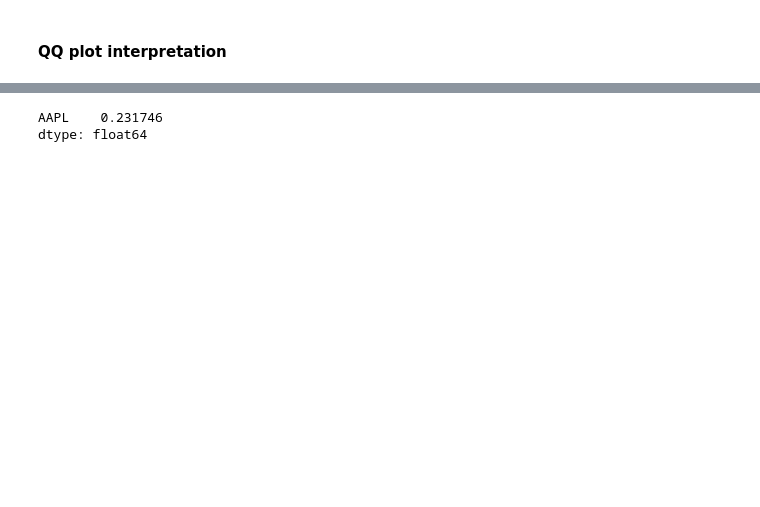
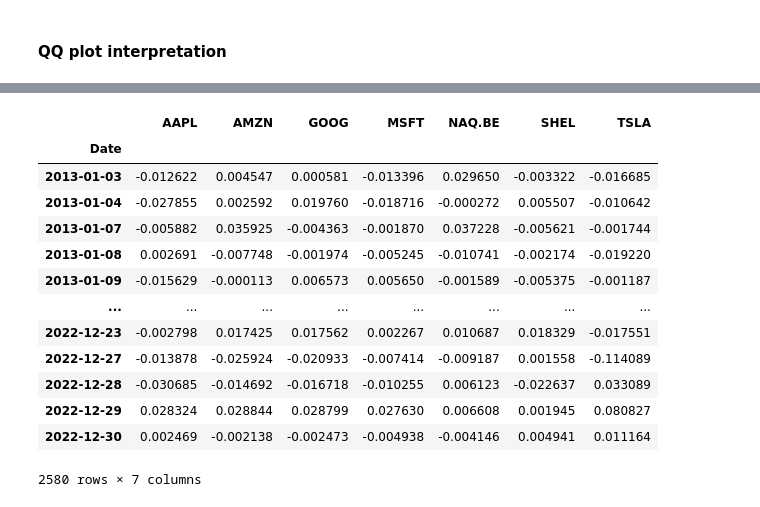
Before and after one commit to tinaashen/RLsimtrade, a Jupyter notebook: financePython.ipynb, the cells around one changed output, grey strips where cells are left out. Drawn from its saved outputs; the diff is of its cells as text; code cells hidden in the pictures; blank space fills up the shorter version.

```diff
--- a/financePython.ipynb
+++ b/financePython.ipynb
@@ -411,6 +417,23 @@ dtype: float64
 # %%
 # Note that the NYSE and NASDAQ stock market is generally only open for 252 days annually
 annual_mean_ret = daily_mean_ret*252
+annual_var_ret = var_daily*252
+annual_std_ret = np.sqrt(annual_var_ret)
-# %% [output]
-AAPL    0.231746
-dtype: float64
+# %%
+ret = close.pct_change().dropna()
+ret
+# %% [output]
+|  | AAPL | AMZN | GOOG | MSFT | NAQ.BE | SHEL | TSLA |
+| Date |  |  |  |  |  |  |  |
+| 2013-01-03 | -0.012622 | 0.004547 | 0.000581 | -0.013396 | 0.029650 | -0.003322 | -0.016685 |
+| 2013-01-04 | -0.027855 | 0.002592 | 0.019760 | -0.018716 | -0.000272 | 0.005507 | -0.010642 |
+| 2013-01-07 | -0.005882 | 0.035925 | -0.004363 | -0.001870 | 0.037228 | -0.005621 | -0.001744 |
+| 2013-01-08 | 0.002691 | -0.007748 | -0.001974 | -0.005245 | -0.010741 | -0.002174 | -0.019220 |
+| 2013-01-09 | -0.015629 | -0.000113 | 0.006573 | 0.005650 | -0.001589 | -0.005375 | -0.001187 |
+| ... | ... | ... | ... | ... | ... | ... | ... |
+| 2022-12-23 | -0.002798 | 0.017425 | 0.017562 | 0.002267 | 0.010687 | 0.018329 | -0.017551 |
+| 2022-12-27 | -0.013878 | -0.025924 | -0.020933 | -0.007414 | -0.009187 | 0.001558 | -0.114089 |
+| 2022-12-28 | -0.030685 | -0.014692 | -0.016718 | -0.010255 | 0.006123 | -0.022637 | 0.033089 |
+| 2022-12-29 | 0.028324 | 0.028844 | 0.028799 | 0.027630 | 0.006608 | 0.001945 | 0.080827 |
+| 2022-12-30 | 0.002469 | -0.002138 | -0.002473 | -0.004938 | -0.004146 | 0.004941 | 0.011164 |
+2580 rows × 7 columns
```
Also changed, not shown: parts of 24 cells of this notebook, 5 other files.
